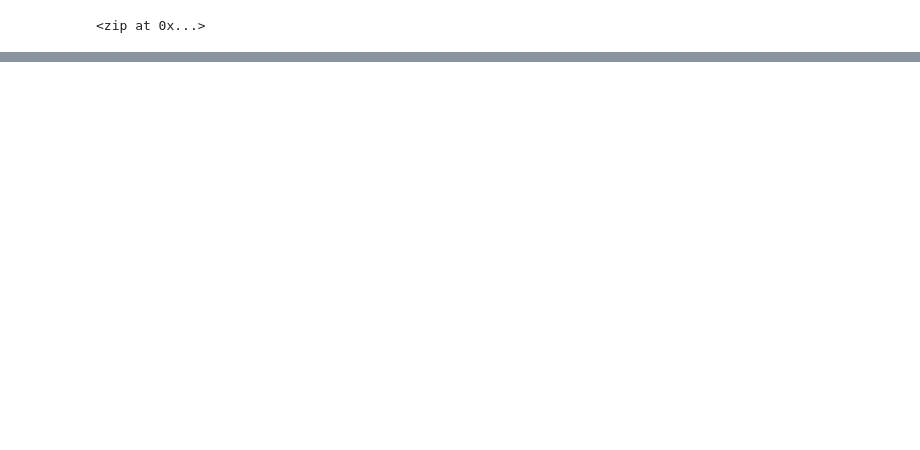
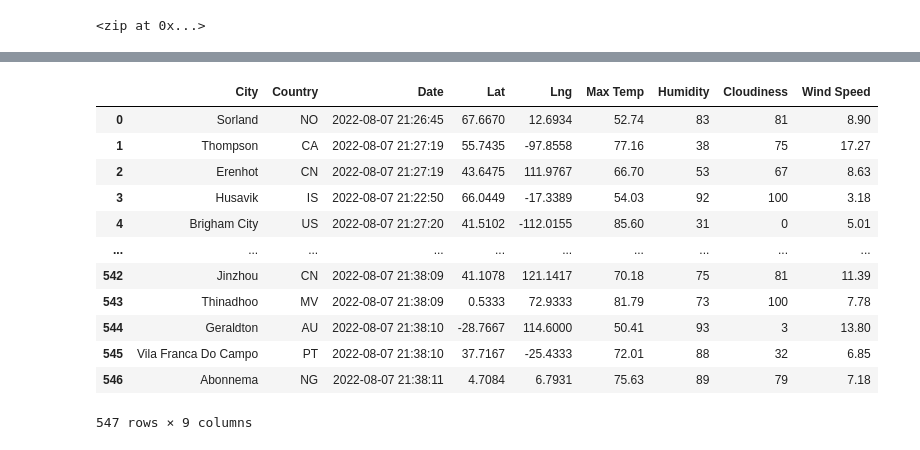
Before and after one commit to jobloom79/World_Weather_Analysis, a Jupyter notebook: WaetherPy.ipynb, the cells around one changed output, grey strips where cells are left out. Cells and saved outputs as stored; diff of their text form; code cells hidden in the pictures; blank space fills up the shorter version.

```diff
--- a/WaetherPy.ipynb
+++ b/WaetherPy.ipynb
@@ -92,7 +94,7 @@ for i, city in enumerate(cities):
     if (i % 50 == 0 and i>50):
         set_count +=1
         record_count =1
-        time.sleep(60)
+        time.sleep(10)
     # Create endpoint URL with each city
     city_url=url + "&q=" + city.replace(" ","+")
     # Log the URL, record + set numbers and city
@@ -157,0 +160,4 @@ len(city_data)
+# %%
+# Convert the array of dictionaries to a Pandas Dataframe
+city_data_df= pd.DataFrame(city_data)
+city_data_df.head(10)
@@ -157,0 +176,19 @@ len(city_data)
+# %%
+new_colum_order= ["City","Country","Date","Lat","Lng","Max Temp","Humidity","Cloudiness","Wind Speed"]
+# %%
+city_data_df=city_data_df[new_colum_order]
+city_data_df
+# %% [output]
+|  | City | Country | Date | Lat | Lng | Max Temp | Humidity | Cloudiness | Wind Speed |
+| 0 | Sorland | NO | 2022-08-07 21:26:45 | 67.6670 | 12.6934 | 52.74 | 83 | 81 | 8.90 |
+| 1 | Thompson | CA | 2022-08-07 21:27:19 | 55.7435 | -97.8558 | 77.16 | 38 | 75 | 17.27 |
+| 2 | Erenhot | CN | 2022-08-07 21:27:19 | 43.6475 | 111.9767 | 66.70 | 53 | 67 | 8.63 |
+| 3 | Husavik | IS | 2022-08-07 21:22:50 | 66.0449 | -17.3389 | 54.03 | 92 | 100 | 3.18 |
+| 4 | Brigham City | US | 2022-08-07 21:27:20 | 41.5102 | -112.0155 | 85.60 | 31 | 0 | 5.01 |
+| ... | ... | ... | ... | ... | ... | ... | ... | ... | ... |
+| 542 | Jinzhou | CN | 2022-08-07 21:38:09 | 41.1078 | 121.1417 | 70.18 | 75 | 81 | 11.39 |
+| 543 | Thinadhoo | MV | 2022-08-07 21:38:09 | 0.5333 | 72.9333 | 81.79 | 73 | 100 | 7.78 |
+| 544 | Geraldton | AU | 2022-08-07 21:38:10 | -28.7667 | 114.6000 | 50.41 | 93 | 3 | 13.80 |
+| 545 | Vila Franca Do Campo | PT | 2022-08-07 21:38:10 | 37.7167 | -25.4333 | 72.01 | 88 | 32 | 6.85 |
+| 546 | Abonnema | NG | 2022-08-07 21:38:11 | 4.7084 | 6.7931 | 75.63 | 89 | 79 | 7.18 |
+547 rows × 9 columns
```
Also changed, not shown: parts of 8 cells of this notebook, 2 other files.
